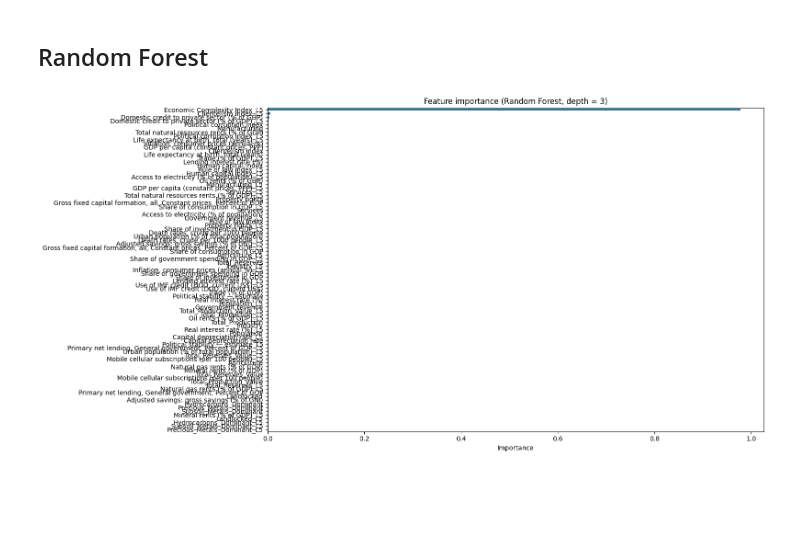
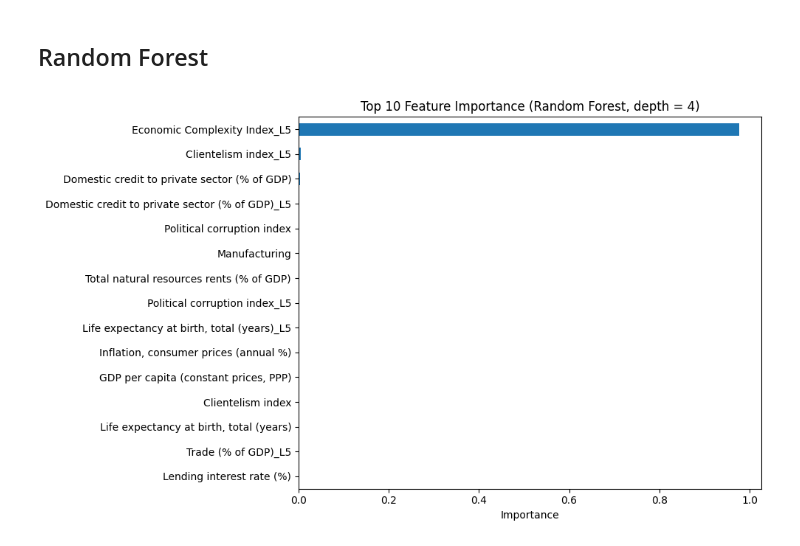
Before and after one commit to AyaanTigdikar/Capstone, a Jupyter notebook: code/4_LASSO_RF.ipynb, the cells around one changed output. Cells and saved outputs as stored; diff of their text form; code cells hidden in the pictures; blank space fills up the shorter version.

```diff
--- a/code/4_LASSO_RF.ipynb
+++ b/code/4_LASSO_RF.ipynb
@@ -703,36 +653,37 @@ plt.show()
 # %%
 # ----------------------------
 # 6. Random Forest (3 levels)
 # ----------------------------
 rf = RandomForestRegressor(
     n_estimators=1000,
     max_depth=4,          # <-- 3 levels
     min_samples_leaf=3,
     random_state=42,
     n_jobs=-1
 )
 
 rf.fit(X_imputed, y)
 
 # ----------------------------
 # 7. Feature importance
 # ----------------------------
 importance = pd.Series(
     rf.feature_importances_,
     index=feature_names
 ).sort_values(ascending=False)
 
-#print("Random Forest feature importance:\n", importance)
+# Keep only top 10 variables
+importance_top10 = importance.head(15)
 
 # ----------------------------
-# 7. Plot importance
+# 8. Plot importance (top 10)
 # ----------------------------
-plt.figure(figsize=(16,8))
-importance.plot(kind='barh')
-plt.title("Feature importance (Random Forest, depth = 3)")
+plt.figure(figsize=(10, 6))
+importance_top10.plot(kind='barh')
+plt.title("Top 10 Feature Importance (Random Forest, depth = 4)")
 plt.xlabel("Importance")
 plt.gca().invert_yaxis()
 plt.tight_layout()
 plt.show()
 # %% [output]
-[figure, old version]
+[figure, new version]
```
Also changed, not shown: parts of 8 cells of this notebook.
